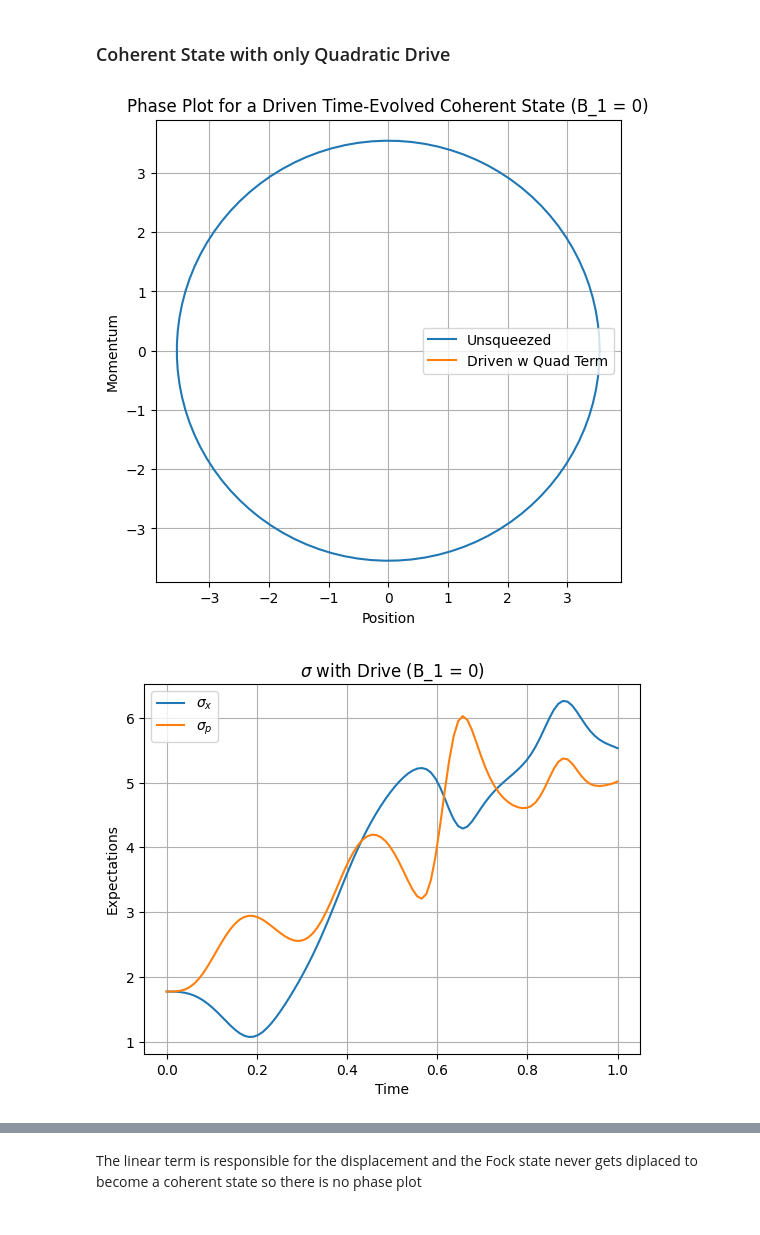
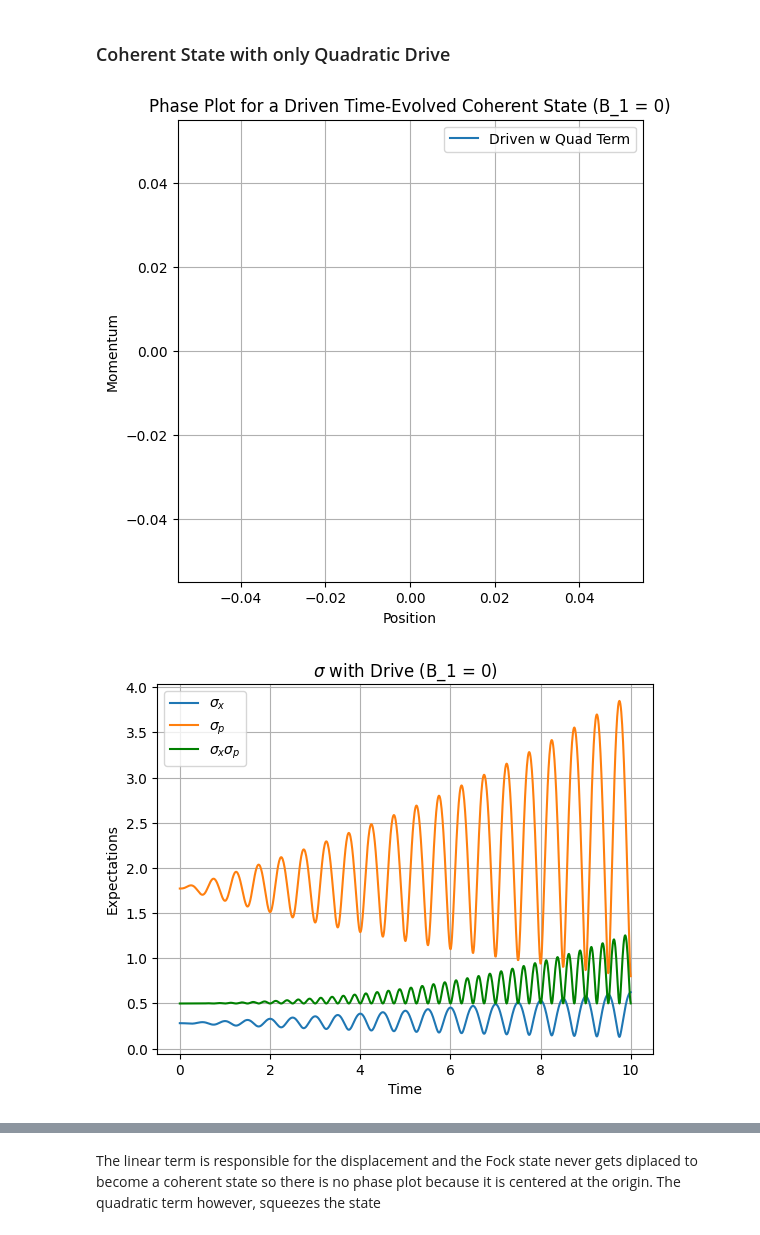
Before and after one commit to shashankd95/QuTipSimulations, a Jupyter notebook: QST_Stats2.ipynb, the cells around one changed output, grey strips where cells are left out. Saved outputs shown, nothing was run; the diff lists cells and outputs as text; code cells hidden in the pictures.

```diff
--- a/QST_Stats2.ipynb
+++ b/QST_Stats2.ipynb
@@ -418,40 +394,29 @@ plt.show()
 # %% [markdown]
 ### Coherent State with only Quadratic Drive
 # %%
-output_2 = sesolve(H, Psi0, time, e_ops = [x_ops, p_ops, x_ops**2, p_ops**2],
+output_2 = sesolve(H, Psi0, time,
                  args={'beta_1': 0, 'beta_2': 1, 'wd' : 2*np.pi})
-exp_x_sqz_d_quad, exp_p_sqz_d_quad, exp_x2_sqz_d_quad, exp_p2_sqz_d_quad = output_2.expect
+psi_t_nolin = output_2.states
 
 plt.figure(figsize = (6, 6))
-plt.plot(exp_x, exp_p, label = 'Unsqueezed')
-plt.plot(exp_x_sqz_d_quad, exp_p_sqz_d_quad, label = 'Driven w Quad Term')
+plt.plot(exp(psi_t_nolin)[0], exp(psi_t_nolin)[1], label = 'Driven w Quad Term')
 plt.xlabel('Position')
 plt.ylabel('Momentum')
 plt.title('Phase Plot for a Driven Time-Evolved Coherent State (B_1 = 0)')
 plt.legend()
 plt.grid(True)
 plt.show()
 
-sigma_x_sqz_d_quad = np.sqrt(exp_x2_sqz_d_quad - exp_x_sqz_d_quad**2)
-sigma_p_sqz_d_quad = np.sqrt(exp_p2_sqz_d_quad - exp_p_sqz_d_quad**2)
-
-plt.plot(time, sigma_x_sqz_d_quad, label = '$\sigma_x$')
-plt.plot(time, sigma_p_sqz_d_quad, label = '$\sigma_p$')
+plt.plot(time, exp(psi_t_nolin, True)[0], label = '$\sigma_x$')
+plt.plot(time, exp(psi_t_nolin, True)[1], label = '$\sigma_p$')
+plt.plot(time, exp(psi_t_nolin, True)[0]*exp(psi_t_nolin, True)[1],
+         label = '$\sigma_x\sigma_p$', color ='g')
 plt.xlabel('Time')
 plt.ylabel('Expectations')
 plt.title('$\sigma$ with Drive (B_1 = 0)')
 plt.legend()
 plt.grid(True)
 plt.show()
-
-plt.plot(time, sigma_x_sqz_d_quad*sigma_p_sqz_d_quad,
-         label = '$\sigma_x\sigma_p$', color ='g')
-plt.xlabel('Time')
-plt.ylabel('Expectations')
-plt.title('$\sigma_x\sigma_p$ with Drive (B_1 = 0)')
-plt.legend()
-plt.grid(True)
-plt.show()
 # %% [output]
-[figure, old version]
+[figure, new version]
-[figure, old version]
+[figure, new version]
@@ -459,2 +423,2 @@ plt.show()
 # %% [markdown]
-The linear term is responsible for the displacement and the Fock state never gets diplaced to become a coherent state so there is no phase plot
+The linear term is responsible for the displacement and the Fock state never gets diplaced to become a coherent state so there is no phase plot because it is centered at the origin. The quadratic term however, squeezes the state
```
Also changed, not shown: parts of 11 cells of this notebook.
